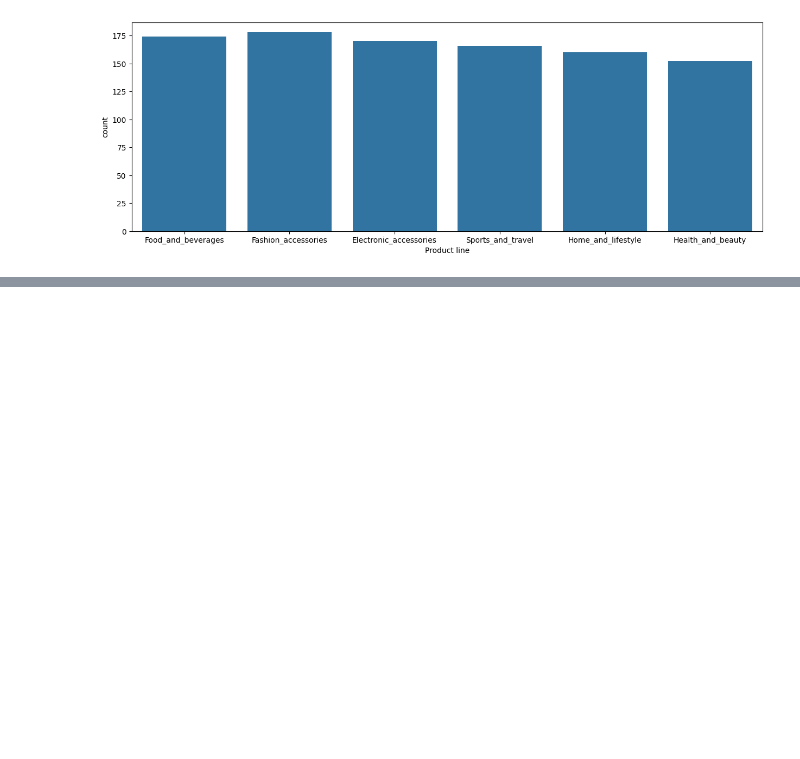
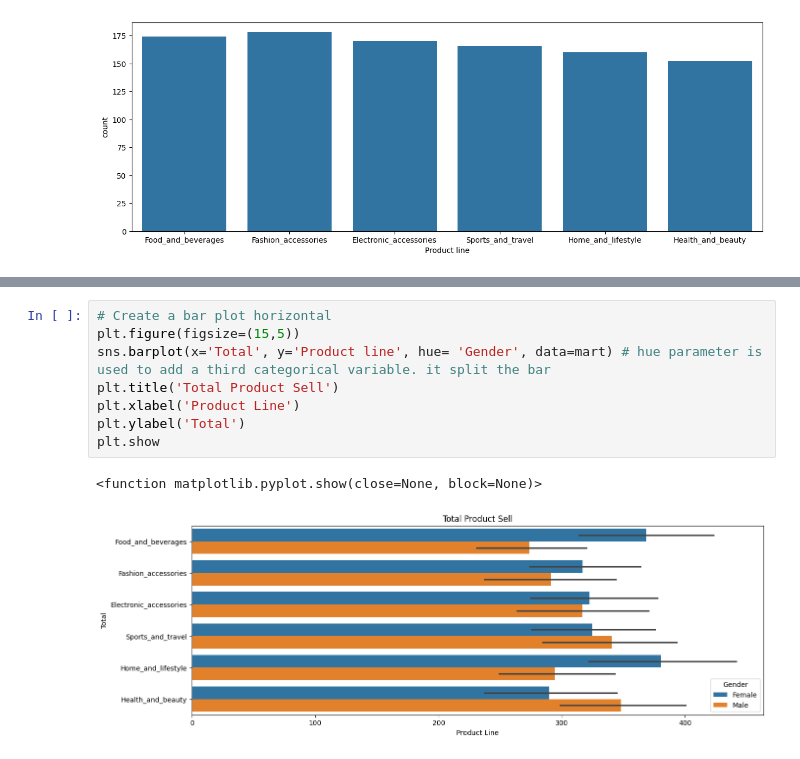
Before and after one commit to Mostafij-k/Python-Learning, a Jupyter notebook: Data/Seaborn.ipynb, the cells around one changed output, grey strips where cells are left out. Saved outputs shown, nothing was run; the diff lists cells and outputs as text; blank space fills up the shorter version.

```diff
--- a/Data/Seaborn.ipynb
+++ b/Data/Seaborn.ipynb
@@ -122,0 +123,11 @@ plt.show
+# %%
+# Create a bar plot horizontal
+plt.figure(figsize=(15,5))
+sns.barplot(x='Total', y='Product line', hue= 'Gender', data=mart) # hue parameter is used to add a third categorical variable. it split the bar
+plt.title('Total Product Sell')
+plt.xlabel('Product Line')
+plt.ylabel('Total')
+plt.show
+# %% [output]
+<function matplotlib.pyplot.show(close=None, block=None)>
+[figure, added]
```
Also changed, not shown: parts of 2 cells of this notebook.
